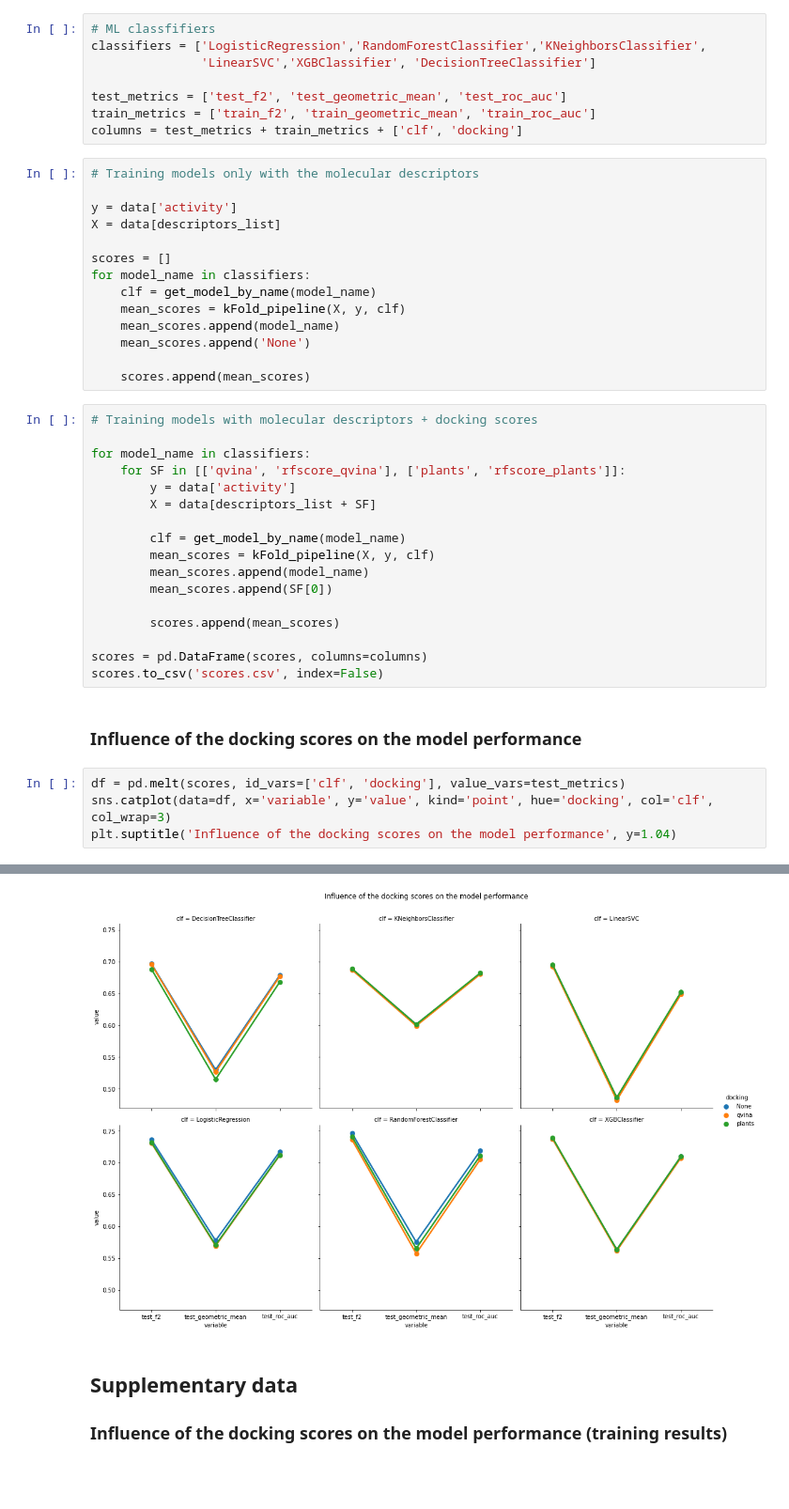
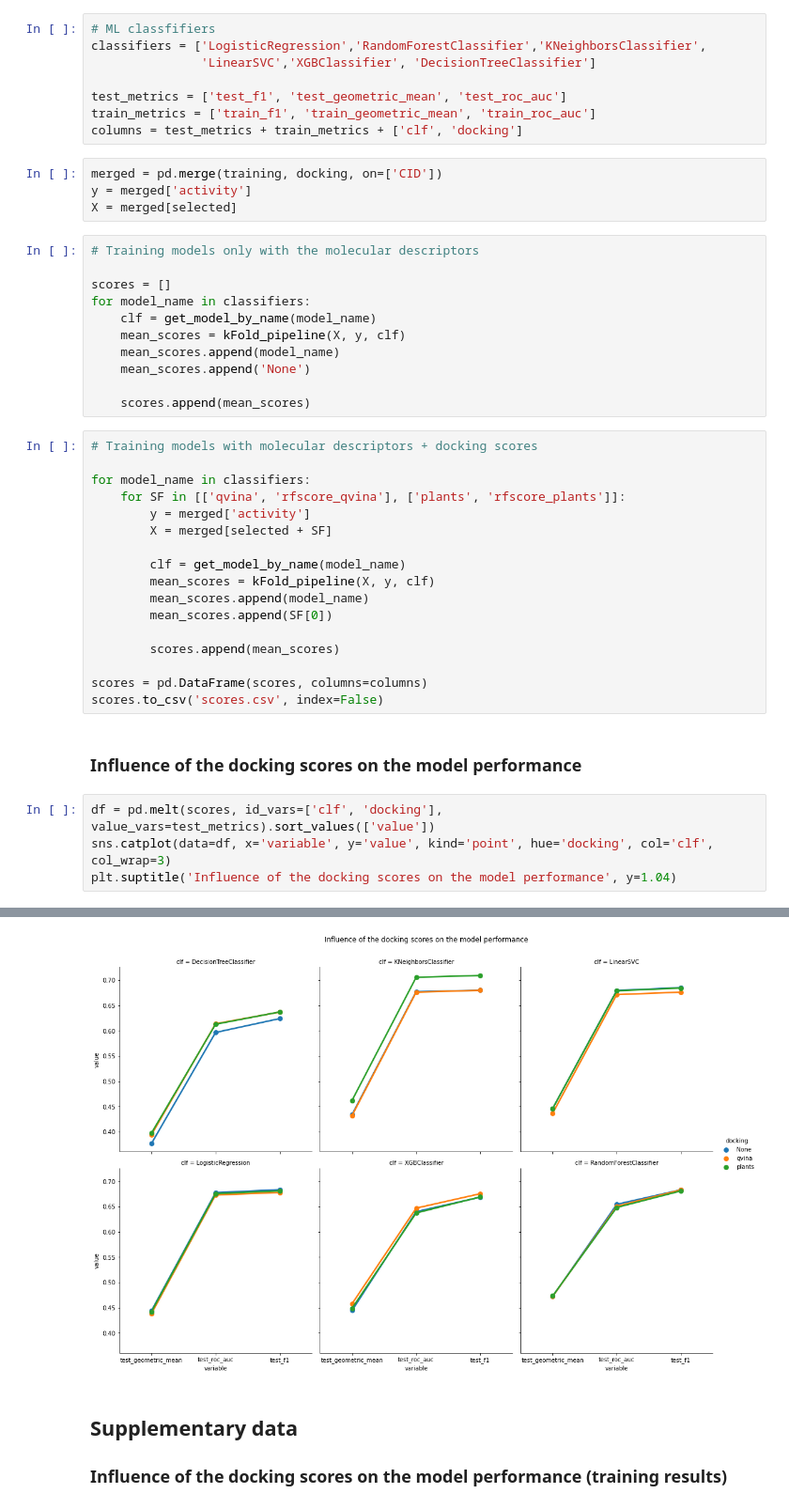
Before and after one commit to caiocrocha/SarsCov2Classifier, a Jupyter notebook: notebooks/ML.ipynb, the cells around one changed output, grey strips where cells are left out. Shown at 94% size. Drawn from its saved outputs; the diff is of its cells as text; blank space fills up the shorter version.

```diff
--- a/notebooks/ML.ipynb
+++ b/notebooks/ML.ipynb
@@ -349,14 +388,15 @@ def kFold_pipeline(X, y, clf):
 classifiers = ['LogisticRegression','RandomForestClassifier','KNeighborsClassifier',
                'LinearSVC','XGBClassifier', 'DecisionTreeClassifier']
 
-test_metrics = ['test_f2', 'test_geometric_mean', 'test_roc_auc']
-train_metrics = ['train_f2', 'train_geometric_mean', 'train_roc_auc']
+test_metrics = ['test_f1', 'test_geometric_mean', 'test_roc_auc']
+train_metrics = ['train_f1', 'train_geometric_mean', 'train_roc_auc']
 columns = test_metrics + train_metrics + ['clf', 'docking']
+# %%
+merged = pd.merge(training, docking, on=['CID'])
+y = merged['activity']
+X = merged[selected]
 # %%
 # Training models only with the molecular descriptors
-
-y = data['activity']
-X = data[descriptors_list]
 
 scores = []
 for model_name in classifiers:
@@ -371,8 +411,8 @@ for model_name in classifiers:
 
 for model_name in classifiers:
     for SF in [['qvina', 'rfscore_qvina'], ['plants', 'rfscore_plants']]:
-        y = data['activity']
-        X = data[descriptors_list + SF]
+        y = merged['activity']
+        X = merged[selected + SF]
 
         clf = get_model_by_name(model_name)
         mean_scores = kFold_pipeline(X, y, clf)
@@ -387,12 +427,12 @@ scores.to_csv('scores.csv', index=False)
 <a id='docking_test'></a>
 ### Influence of the docking scores on the model performance
 # %%
-df = pd.melt(scores, id_vars=['clf', 'docking'], value_vars=test_metrics)
+df = pd.melt(scores, id_vars=['clf', 'docking'], value_vars=test_metrics).sort_values(['value'])
 sns.catplot(data=df, x='variable', y='value', kind='point', hue='docking', col='clf', col_wrap=3)
 plt.suptitle('Influence of the docking scores on the model performance', y=1.04)
 # %% [output]
 Text(0.5, 1.04, 'Influence of the docking scores on the model performance')
-[figure, old version]
+[figure, new version]
 # %% [markdown]
 <a id='supplementary'></a>
 ## Supplementary data
```
Also changed, not shown: parts of 41 cells of this notebook, 27 other files.
